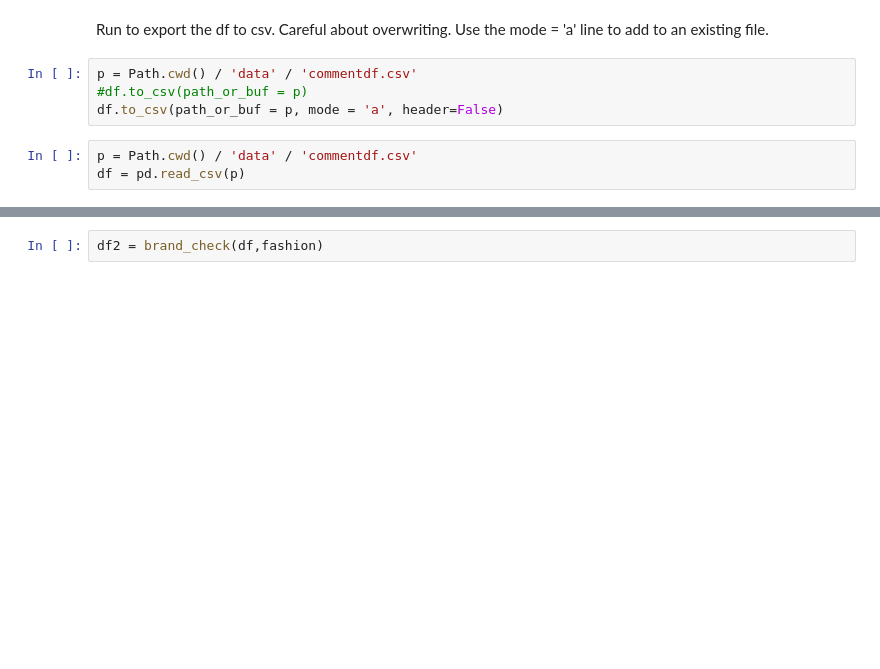
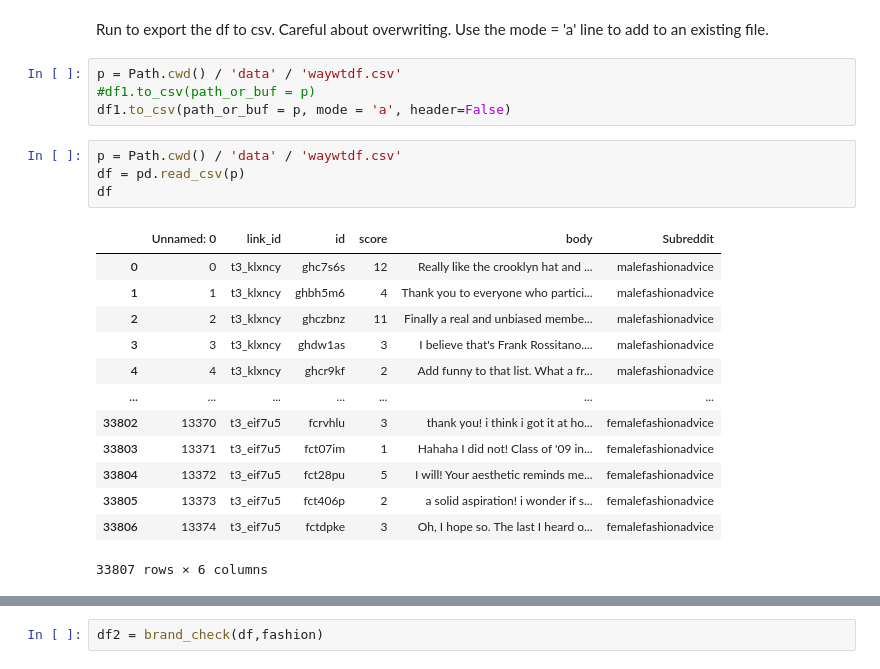
Before and after one commit to maybemaby/free-marketing-watch, a Jupyter notebook: free-marketing-watch.ipynb, the cells around one changed output, grey strips where cells are left out. Drawn from its saved outputs; the diff is of its cells as text; blank space fills up the shorter version.

```diff
--- a/free-marketing-watch.ipynb
+++ b/free-marketing-watch.ipynb
@@ -78,9 +78,24 @@ df
 # %% [markdown]
 Run to export the df to csv. Careful about overwriting. Use the mode = 'a' line to add to an existing file.
 # %%
-p = Path.cwd() / 'data' / 'commentdf.csv'
-#df.to_csv(path_or_buf = p)
-df.to_csv(path_or_buf = p, mode = 'a', header=False)
+p = Path.cwd() / 'data' / 'waywtdf.csv'
+#df1.to_csv(path_or_buf = p)
+df1.to_csv(path_or_buf = p, mode = 'a', header=False)
 # %%
-p = Path.cwd() / 'data' / 'commentdf.csv'
+p = Path.cwd() / 'data' / 'waywtdf.csv'
 df = pd.read_csv(p)
+df
+# %% [output]
+|  | Unnamed: 0 | link_id | id | score | body | Subreddit |
+| 0 | 0 | t3_klxncy | ghc7s6s | 12 | Really like the crooklyn hat and ... | malefashionadvice |
+| 1 | 1 | t3_klxncy | ghbh5m6 | 4 | Thank you to everyone who partici... | malefashionadvice |
+| 2 | 2 | t3_klxncy | ghczbnz | 11 | Finally a real and unbiased membe... | malefashionadvice |
+| 3 | 3 | t3_klxncy | ghdw1as | 3 | I believe that's Frank Rossitano.... | malefashionadvice |
+| 4 | 4 | t3_klxncy | ghcr9kf | 2 | Add funny to that list. What a fr... | malefashionadvice |
+| ... | ... | ... | ... | ... | ... | ... |
+| 33802 | 13370 | t3_eif7u5 | fcrvhlu | 3 | thank you! i think i got it at ho... | femalefashionadvice |
+| 33803 | 13371 | t3_eif7u5 | fct07im | 1 | Hahaha I did not! Class of '09 in... | femalefashionadvice |
+| 33804 | 13372 | t3_eif7u5 | fct28pu | 5 | I will! Your aesthetic reminds me... | femalefashionadvice |
+| 33805 | 13373 | t3_eif7u5 | fct406p | 2 | a solid aspiration! i wonder if s... | femalefashionadvice |
+| 33806 | 13374 | t3_eif7u5 | fctdpke | 3 | Oh, I hope so. The last I heard o... | femalefashionadvice |
+33807 rows × 6 columns
```
Also changed, not shown: parts of 10 cells of this notebook, 1 other file.
